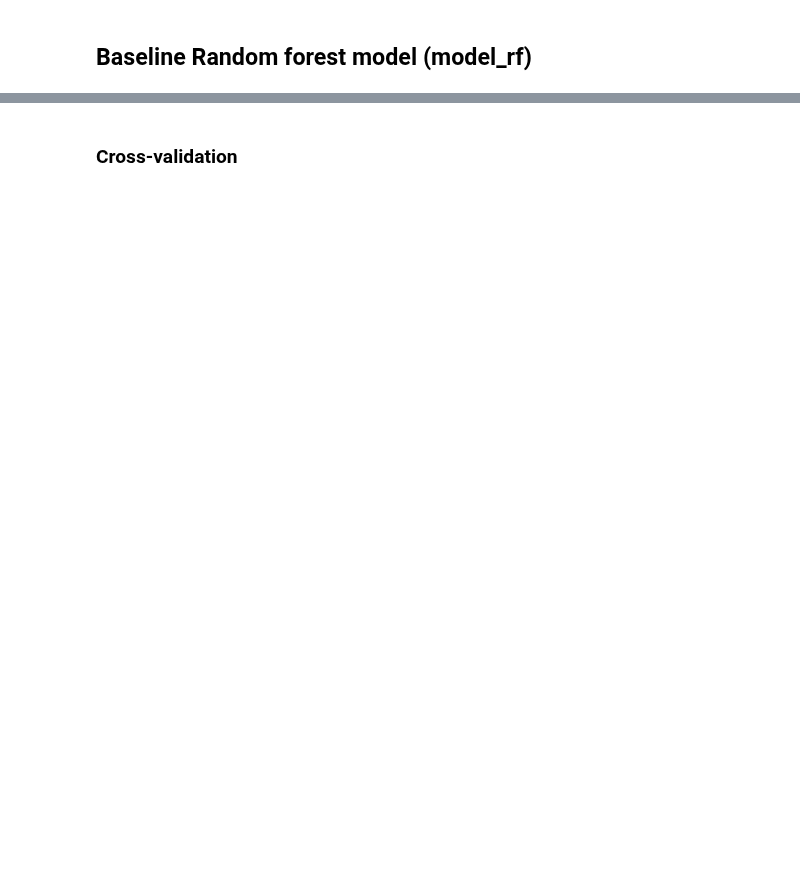
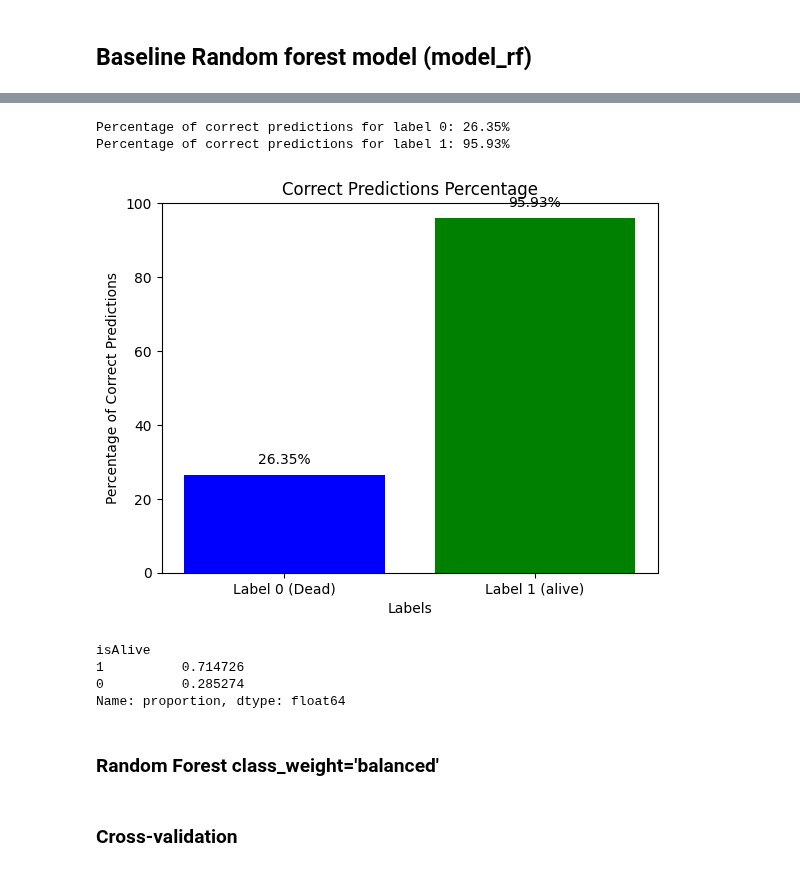
Before and after one commit to franziskasteger/game-of-thrones-survival, a Jupyter notebook: notebooks/Carmen_random_forest.ipynb, the cells around one changed output, grey strips where cells are left out. Cells and saved outputs as stored; diff of their text form; code cells hidden in the pictures; blank space fills up the shorter version.

```diff
--- a/notebooks/Carmen_random_forest.ipynb
+++ b/notebooks/Carmen_random_forest.ipynb
@@ -175,3 +235,37 @@ Name: proportion, dtype: float64
+# %%
+TN, FP, FN, TP = cm.ravel()
+
+percentage_correct_0 = TN / (TN + FP) * 100
+percentage_correct_1 = TP / (TP + FN) * 100
+
+print(f"Percentage of correct predictions for label 0: {percentage_correct_0:.2f}%")
+print(f"Percentage of correct predictions for label 1: {percentage_correct_1:.2f}%")
+# %% [output]
+Percentage of correct predictions for label 0: 26.35%
+Percentage of correct predictions for label 1: 95.93%
+# %%
+labels = ['Label 0 (Dead)', 'Label 1 (alive)']
+percentages = [percentage_correct_0, percentage_correct_1]
+
+plt.bar(labels, percentages, color=['blue', 'green'])
+plt.xlabel('Labels')
+plt.ylabel('Percentage of Correct Predictions')
+plt.title('Correct Predictions Percentage')
+plt.ylim(0, 100)  # Optional: set the y-axis to range from 0 to 100
+for i, v in enumerate(percentages):
+    plt.text(i, v + 3, f"{v:.2f}%", ha='center')  # Add text for each bar
+plt.show()
+# %% [output]
+[figure, added]
+# %%
+y.value_counts(dropna=False, normalize=True)
+# %% [output]
+isAlive
+1          0.714726
+0          0.285274
+Name: proportion, dtype: float64
+# %% [markdown]
+### Random Forest class_weight='balanced'
 # %%
 model_rf = RandomForestClassifier(n_estimators=100,max_depth=5,min_samples_leaf=5,class_weight='balanced')
 # %% [markdown]
```
Also changed, not shown: parts of 32 cells of this notebook, 2 other files.
